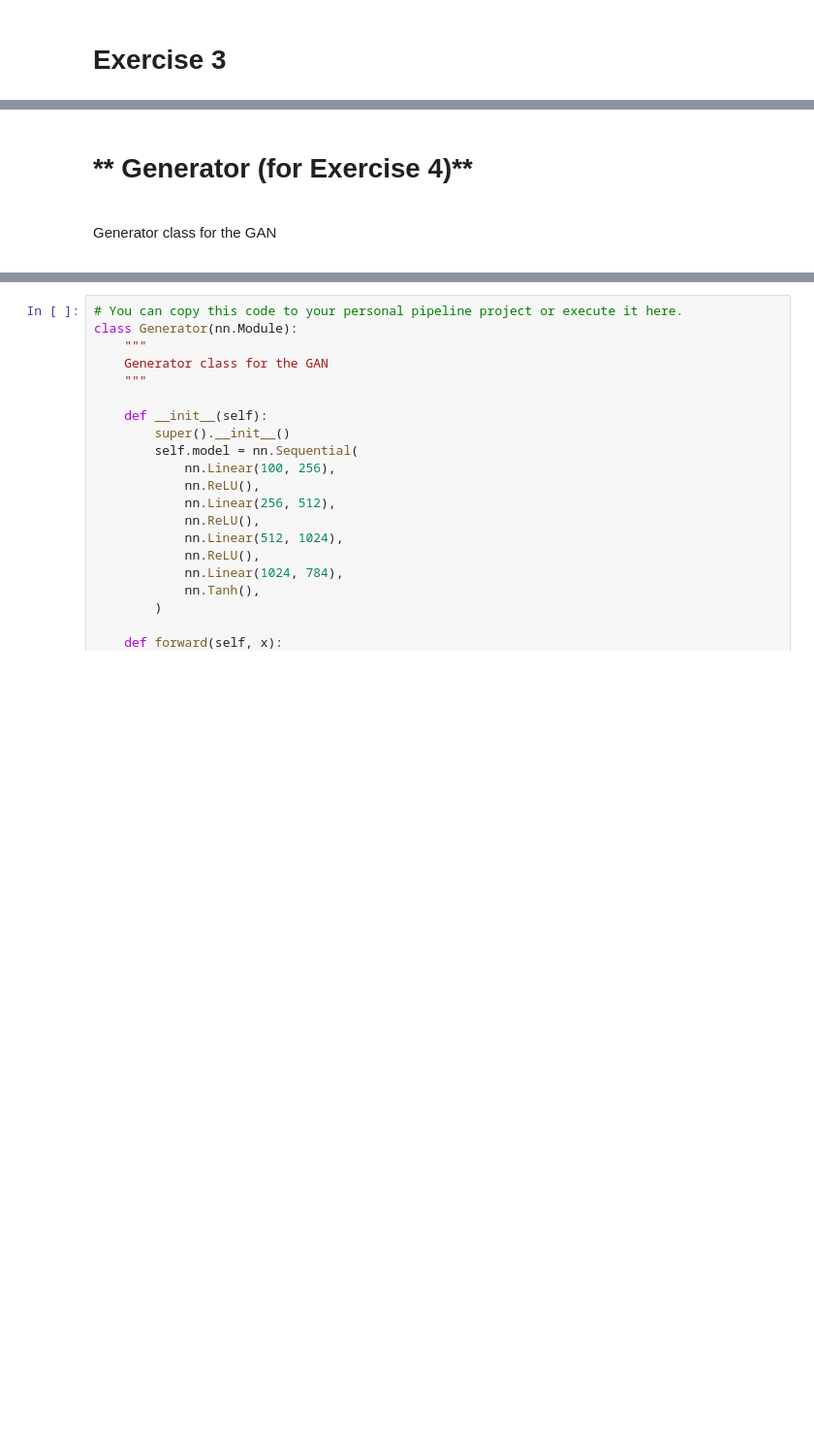
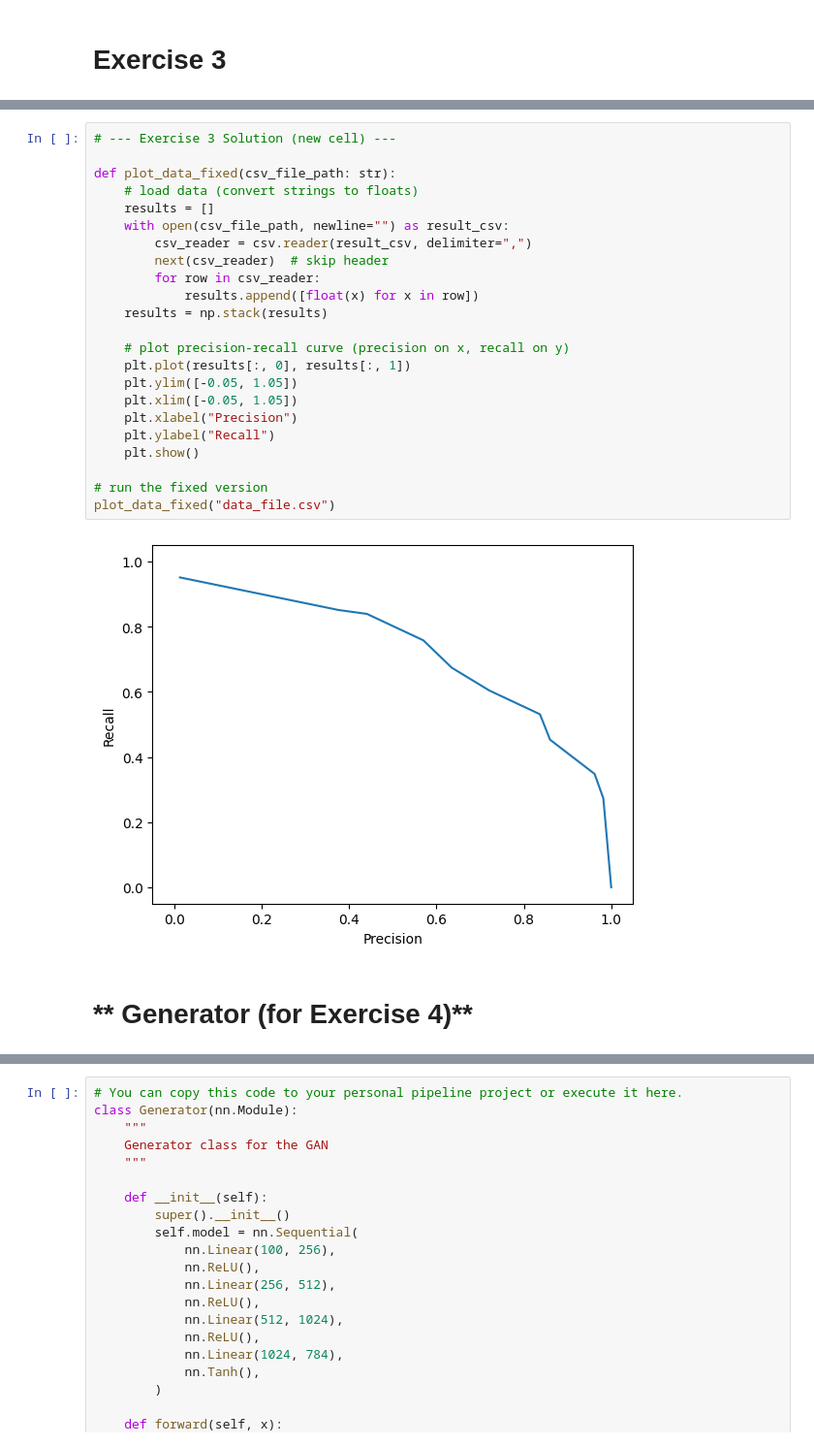
Before and after one commit to dokunbam/nhlstenden_debugging_assignment, a Jupyter notebook: debugging.ipynb, the cells around one changed output, grey strips where cells are left out. Shown at 97% size. Drawn from its saved outputs; the diff is of its cells as text; blank space fills up the shorter version.

```diff
--- a/debugging.ipynb
+++ b/debugging.ipynb
@@ -284,5 +326,27 @@ PermissionError: [Errno 13] Permission denied: 'data_file.csv'
+# %%
+# --- Exercise 3 Solution (new cell) ---
+
+def plot_data_fixed(csv_file_path: str):
+    # load data (convert strings to floats)
+    results = []
+    with open(csv_file_path, newline="") as result_csv:
+        csv_reader = csv.reader(result_csv, delimiter=",")
+        next(csv_reader)  # skip header
+        for row in csv_reader:
+            results.append([float(x) for x in row])
+    results = np.stack(results)
+
+    # plot precision-recall curve (precision on x, recall on y)
+    plt.plot(results[:, 0], results[:, 1])
+    plt.ylim([-0.05, 1.05])
+    plt.xlim([-0.05, 1.05])
+    plt.xlabel("Precision")
+    plt.ylabel("Recall")
+    plt.show()
+
+# run the fixed version
+plot_data_fixed("data_file.csv")
+# %% [output]
+[figure, added]
 # %% [markdown]
 <h1 id="generator-for-exercise-4">** Generator (for Exercise 4)**</h1>
-# %% [markdown]
-<font size="4px"><p>Generator class for the GAN</p>
-</font>
```
Also changed, not shown: parts of 9 cells of this notebook, 1 other file.
